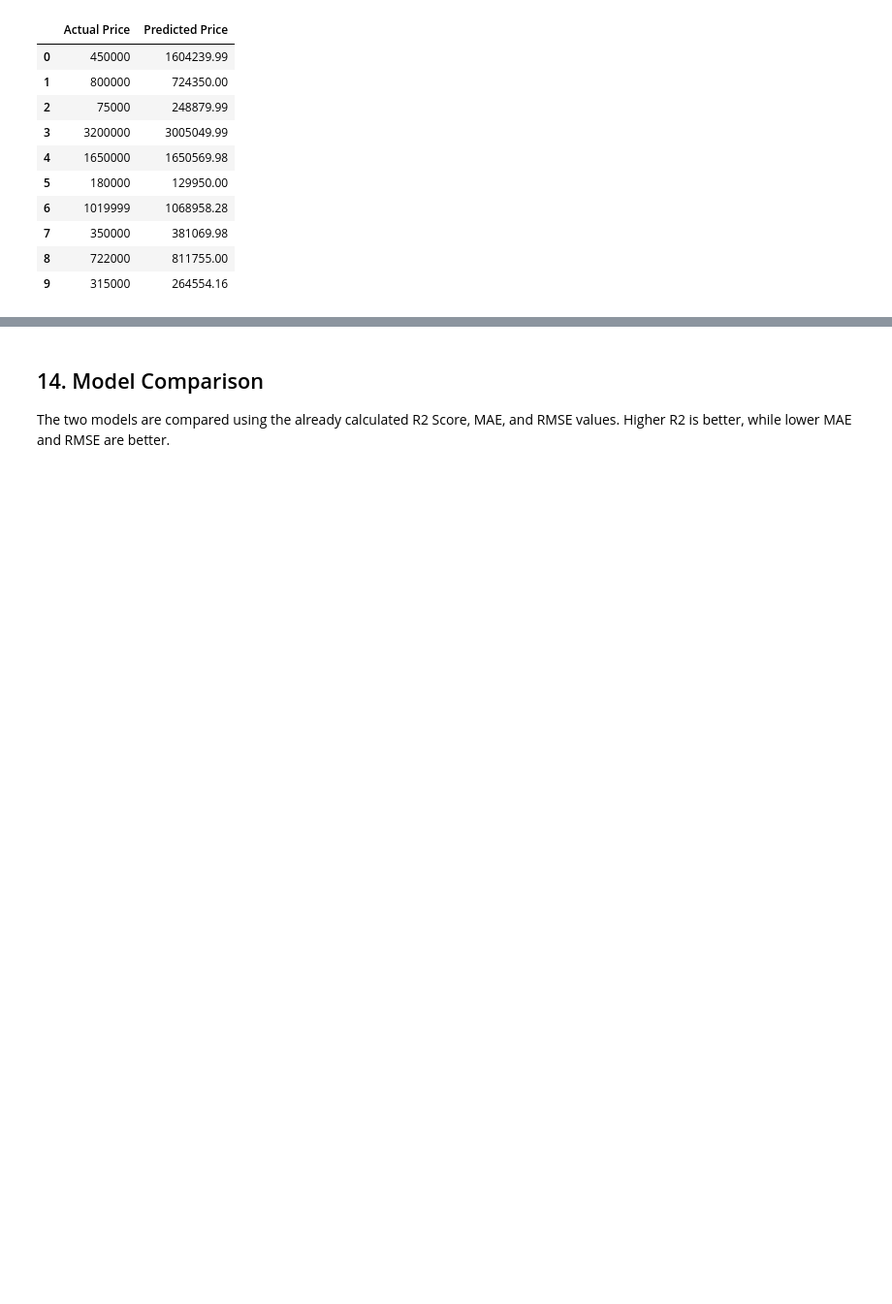
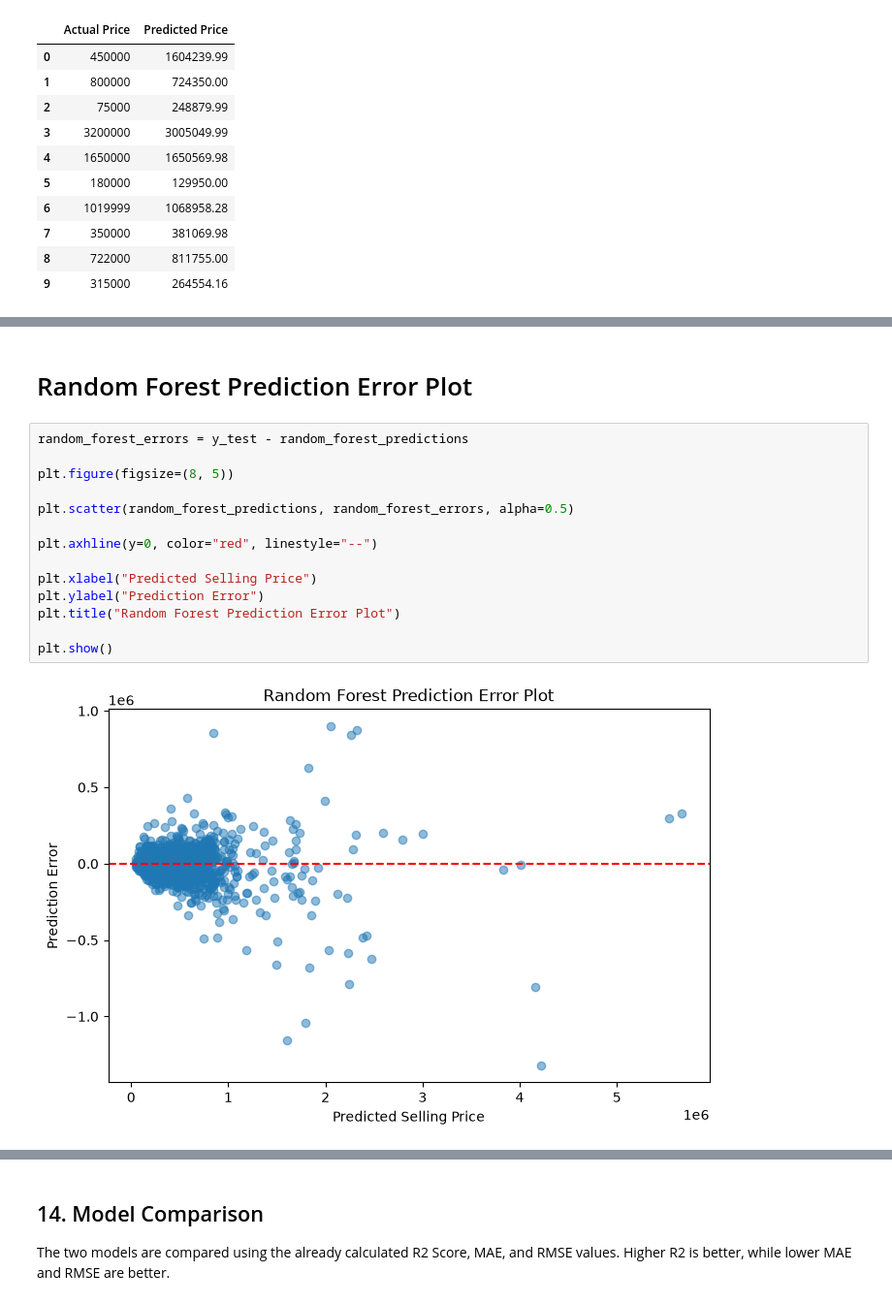
Before and after one commit to supriyakhadka24/car-price-prediction-ml, a Jupyter notebook: Car_Price_Prediction.ipynb, the cells around one changed output, grey strips where cells are left out. Shown at 97% size. Saved outputs shown, nothing was run; the diff lists cells and outputs as text; blank space fills up the shorter version.

```diff
--- a/Car_Price_Prediction_Linear_Regression.ipynb
+++ b/Car_Price_Prediction.ipynb
@@ -751,0 +794,18 @@ First 10 Random Forest Predictions
+# %% [markdown]
+# Random Forest Prediction Error Plot
+# %%
+random_forest_errors = y_test - random_forest_predictions
+
+plt.figure(figsize=(8, 5))
+
+plt.scatter(random_forest_predictions, random_forest_errors, alpha=0.5)
+
+plt.axhline(y=0, color="red", linestyle="--")
+
+plt.xlabel("Predicted Selling Price")
+plt.ylabel("Prediction Error")
+plt.title("Random Forest Prediction Error Plot")
+
+plt.show()
+# %% [output]
+[figure, added]
```
Also changed, not shown: parts of 14 cells of this notebook.
